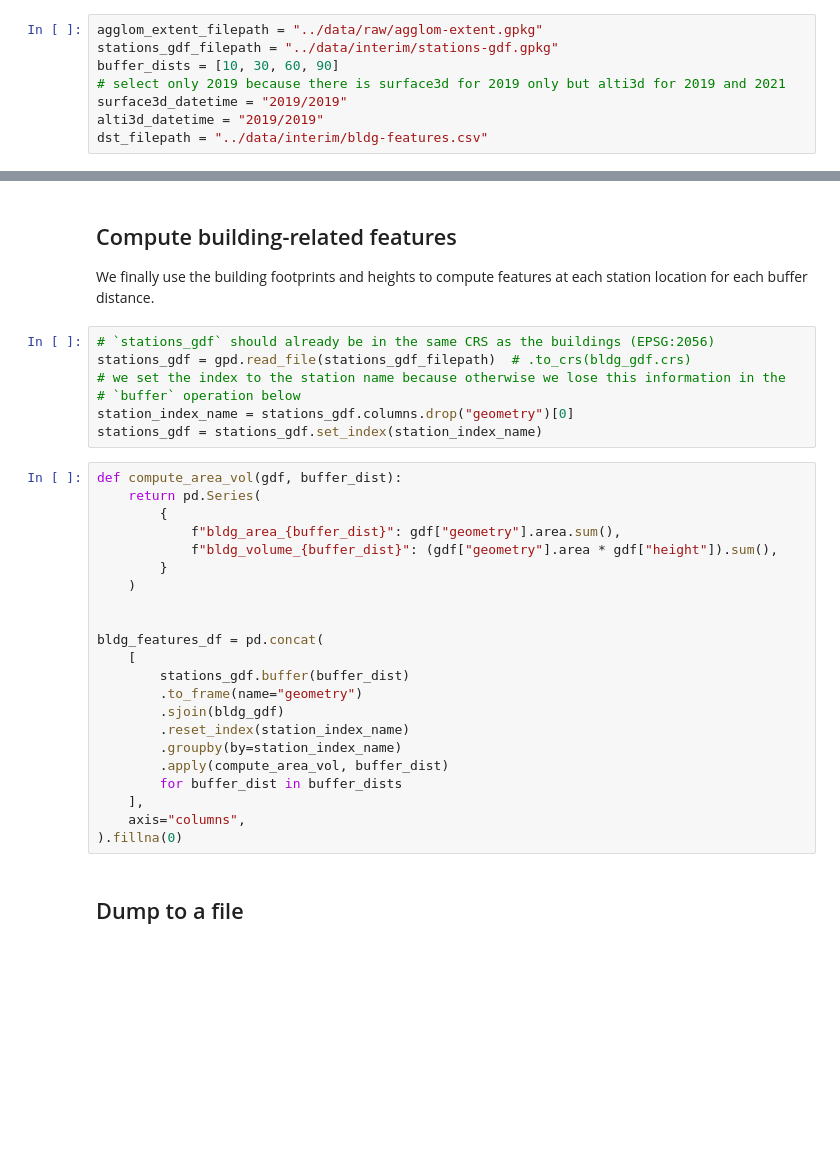
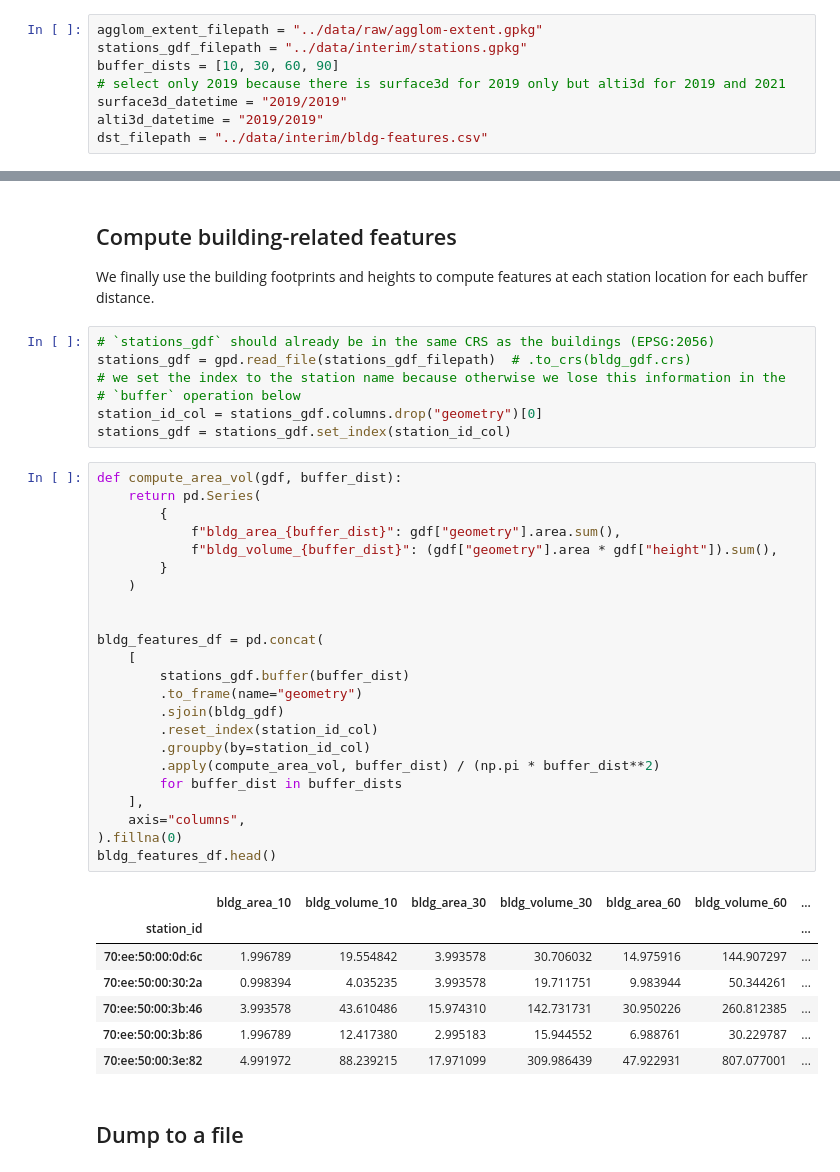
Before and after one commit to martibosch/uhi-drivers-lausanne, a Jupyter notebook: notebooks/building-features.ipynb, the cells around one changed output, grey strips where cells are left out. Drawn from its saved outputs; the diff is of its cells as text; blank space fills up the shorter version.

```diff
--- a/notebooks/building-features.ipynb
+++ b/notebooks/building-features.ipynb
@@ -22,7 +23,7 @@ OSMNX_TAGS = {"building": True}
 tqdm.pandas()
 # %%
 agglom_extent_filepath = "../data/raw/agglom-extent.gpkg"
-stations_gdf_filepath = "../data/interim/stations-gdf.gpkg"
+stations_gdf_filepath = "../data/interim/stations.gpkg"
 buffer_dists = [10, 30, 60, 90]
 # select only 2019 because there is surface3d for 2019 only but alti3d for 2019 and 2021
 surface3d_datetime = "2019/2019"
@@ -173,30 +174,39 @@ location for each buffer distance.
 stations_gdf = gpd.read_file(stations_gdf_filepath)  # .to_crs(bldg_gdf.crs)
 # we set the index to the station name because otherwise we lose this information in the
 # `buffer` operation below
-station_index_name = stations_gdf.columns.drop("geometry")[0]
-stations_gdf = stations_gdf.set_index(station_index_name)
+station_id_col = stations_gdf.columns.drop("geometry")[0]
+stations_gdf = stations_gdf.set_index(station_id_col)
 # %%
 def compute_area_vol(gdf, buffer_dist):
     return pd.Series(
         {
             f"bldg_area_{buffer_dist}": gdf["geometry"].area.sum(),
             f"bldg_volume_{buffer_dist}": (gdf["geometry"].area * gdf["height"]).sum(),
         }
     )
 
 
 bldg_features_df = pd.concat(
     [
         stations_gdf.buffer(buffer_dist)
         .to_frame(name="geometry")
         .sjoin(bldg_gdf)
-        .reset_index(station_index_name)
-        .groupby(by=station_index_name)
-        .apply(compute_area_vol, buffer_dist)
+        .reset_index(station_id_col)
+        .groupby(by=station_id_col)
+        .apply(compute_area_vol, buffer_dist) / (np.pi * buffer_dist**2)
         for buffer_dist in buffer_dists
     ],
     axis="columns",
 ).fillna(0)
+bldg_features_df.head()
+# %% [output]
+|  | bldg_area_10 | bldg_volume_10 | bldg_area_30 | bldg_volume_30 | bldg_area_60 | bldg_volume_60 | ... |
+| station_id |  |  |  |  |  |  | ... |
+| 70:ee:50:00:0d:6c | 1.996789 | 19.554842 | 3.993578 | 30.706032 | 14.975916 | 144.907297 | ... |
+| 70:ee:50:00:30:2a | 0.998394 | 4.035235 | 3.993578 | 19.711751 | 9.983944 | 50.344261 | ... |
+| 70:ee:50:00:3b:46 | 3.993578 | 43.610486 | 15.974310 | 142.731731 | 30.950226 | 260.812385 | ... |
+| 70:ee:50:00:3b:86 | 1.996789 | 12.417380 | 2.995183 | 15.944552 | 6.988761 | 30.229787 | ... |
+| 70:ee:50:00:3e:82 | 4.991972 | 88.239215 | 17.971099 | 309.986439 | 47.922931 | 807.077001 | ... |
 # %% [markdown]
 ## Dump to a file
 # %%
```
Also changed, not shown: parts of 1 cell of this notebook, 15 other files.
